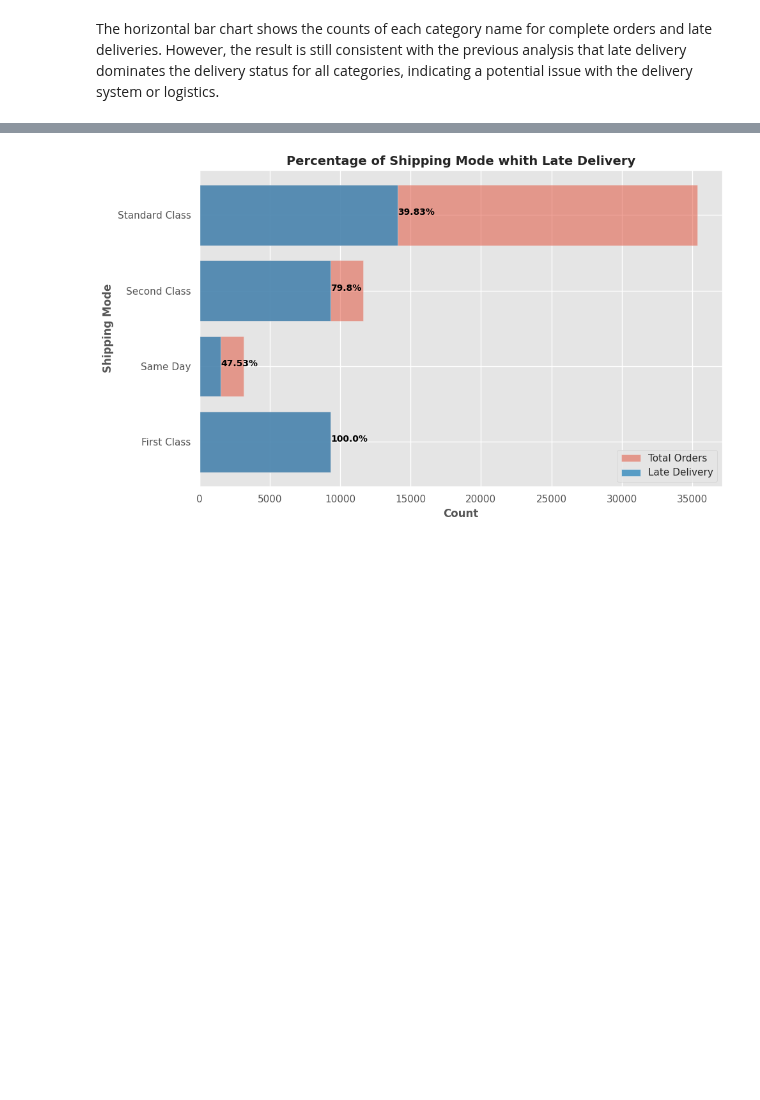
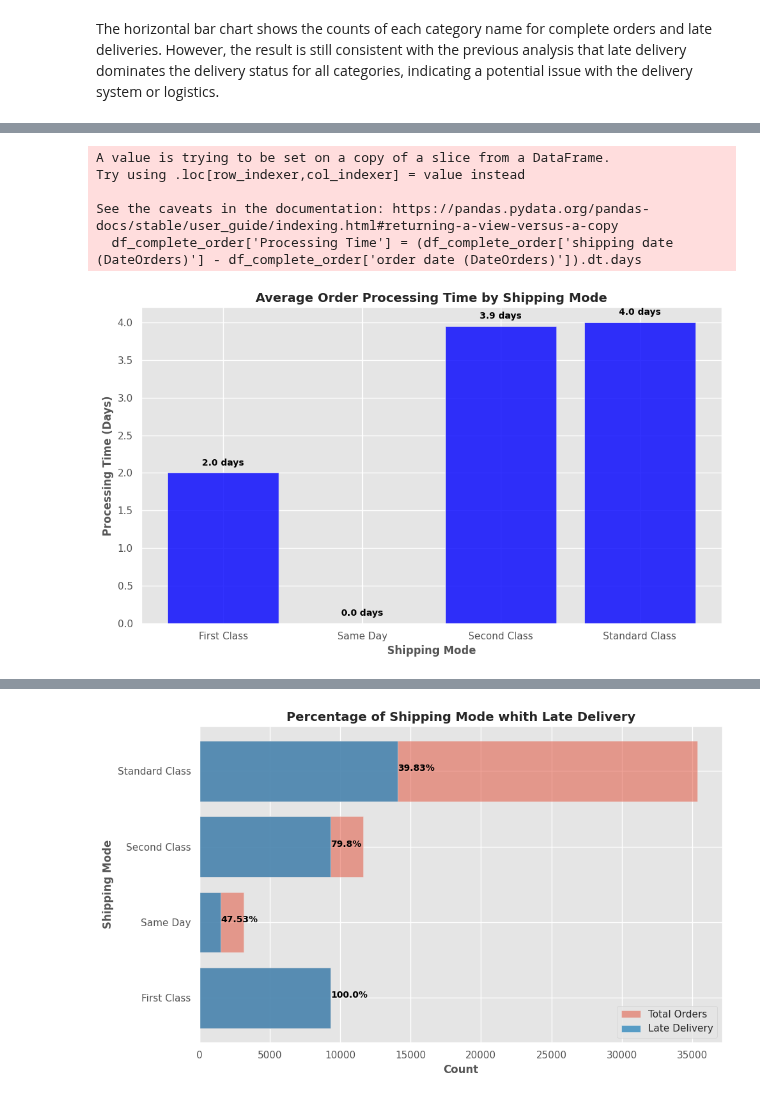
Before and after one commit to azamaufar/supplychainDA, a Jupyter notebook: EDA_Supply_Chain_Data.ipynb, the cells around one changed output, grey strips where cells are left out. Drawn from its saved outputs; the diff is of its cells as text; code cells hidden in the pictures; blank space fills up the shorter version.

```diff
--- a/EDA_Supply_Chain_Data.ipynb
+++ b/EDA_Supply_Chain_Data.ipynb
@@ -479,0 +503,29 @@ To determine the root cause of the high late delivery rate for all regions and c
+# %%
+# calculate the order processing time in days
+df_complete_order['Processing Time'] = (df_complete_order['shipping date (DateOrders)'] - df_complete_order['order date (DateOrders)']).dt.days
+
+# calculate the average processing time by shipping mode
+avg_processing_time_by_mode = df_complete_order.groupby('Shipping Mode')['Processing Time'].mean()
+
+# create a bar chart
+plt.figure(figsize=(10, 6))
+plt.bar(avg_processing_time_by_mode.index, avg_processing_time_by_mode.values, color='blue', alpha=0.8)
+
+# add labels and title
+plt.title('Average Order Processing Time by Shipping Mode', fontsize=14, fontweight='bold', loc='center')
+plt.xlabel('Shipping Mode', fontweight='bold')
+plt.ylabel('Processing Time (Days)', fontweight='bold')
+
+# add day labels for each bar
+for i, v in enumerate(avg_processing_time_by_mode.values):
+    plt.text(i, v + 0.1, '{:.1f} days'.format(v), color='black', ha='center', fontweight='bold')
+
+plt.tight_layout()
+plt.show()
+# %% [output]
+A value is trying to be set on a copy of a slice from a DataFrame.
+Try using .loc[row_indexer,col_indexer] = value instead
+
+See the caveats in the documentation: https://pandas.pydata.org/pandas-docs/stable/user_guide/indexing.html#returning-a-view-versus-a-copy
+  df_complete_order['Processing Time'] = (df_complete_order['shipping date (DateOrders)'] - df_complete_order['order date (DateOrders)']).dt.days
+[figure, added]
```
Also changed, not shown: parts of 10 cells of this notebook, 3 other files.
